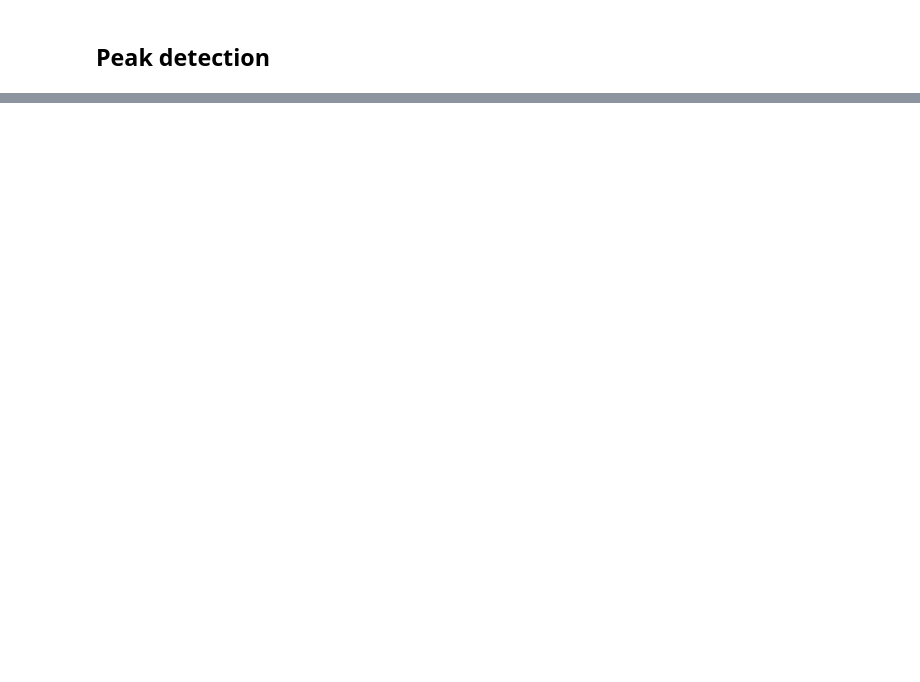
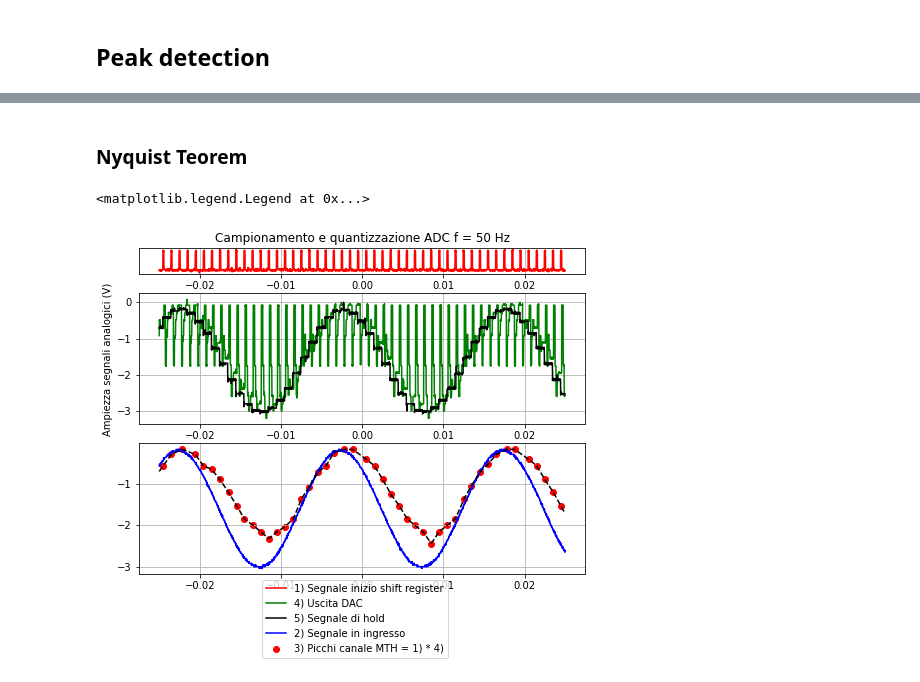
Before and after one commit to valeriopagliarino/Electronics-2021-UNITO-Public, a Jupyter notebook: analysis/3_Peak_dectection.ipynb, the cells around one changed output, grey strips where cells are left out. Cells and saved outputs as stored; diff of their text form; code cells hidden in the pictures; blank space fills up the shorter version.

Commit message:
nyquist teorem

```diff
--- a/analysis/3_Peak_dectection.ipynb
+++ b/analysis/3_Peak_dectection.ipynb
@@ -76,0 +118,52 @@ ax.plot(xint, interp, color = "black", linestyle = "--")
+# %% [markdown]
+### Nyquist Teorem
+# %%
+s = '16'
+filePrefix = f"{DATADIR}/2-11-21/ALL00"+s+"/F00"
+ch1_f = openTek(filePrefix + s+"CH1.CSV")['Data'].to_numpy().transpose()
+ch2_f = openTek(filePrefix + s+"CH2.CSV")['Data'].to_numpy().transpose()
+ch3_f = openTek(filePrefix + s+"CH3.CSV")['Data'].to_numpy().transpose()
+ch4_f = openTek(filePrefix + s+"CH4.CSV")['Data'].to_numpy().transpose()
+mth_f = openTek(filePrefix + s+"MTH.CSV")['Data'].to_numpy().transpose()
+
+ch1_t = ch1_f[0]
+ch1_s = ch1_f[1]
+ch2_t = ch2_f[0]
+ch2_s = ch2_f[1]
+ch3_t = ch3_f[0]
+ch3_s = ch3_f[1]
+ch4_t = ch4_f[0]
+ch4_s = ch4_f[1]
+mth_t = mth_f[0]
+mth_s = mth_f[1]/5
+
+p = list(scipy.signal.find_peaks(mth_s * -1., distance=40))[0]
+
+xint = np.linspace(mth_t.min(), mth_t.max(), 500)
+spl = make_interp_spline(mth_t[p], mth_s[p], k=1)  # type: BSpline
+interp = spl(xint)
+
+gs_kw = dict(height_ratios=[1,5,5])
+fig, ax = plt.subplots(nrows = 3, ncols = 1, figsize = (8, 6), gridspec_kw=gs_kw)
+
+ax[0].axes.yaxis.set_visible(False)
+ax[0].set(title = "Campionamento e quantizzazione ADC f = 50 Hz")
+ax[1].plot(ch1_t, ch1_s, color = "green", label = "4) Uscita DAC") #Campionamento all bits
+ax[1].plot(ch3_t, ch3_s, color = "black", label="5) Segnale di hold")
+ax[2].plot(ch4_t, ch4_s, color = "blue", label="2) Segnale in ingresso")
+ax[2].scatter(mth_t[p], mth_s[p], color = "red",label = "3) Picchi canale MTH = 1) * 4)")
+ax[2].plot(xint, interp, color = "black", linestyle = "--")
+
+ax[0].plot(ch2_t, ch2_s/5, color = "red", label = "1) Segnale inizio shift register")
+ax[0].grid()
+ax[1].grid()
+ax[2].grid()
+
+ax[-2].set(xlabel = "Base dei tempi (s)")
+ax[1].set(ylabel = "Ampiezza segnali analogici (V)")
+fig.legend(loc = "lower center", bbox_to_anchor = (0.5, -0.08))
+
+#plt.savefig(f"{OUTPUTDIR}/triangle_wave_aq.pdf")
+# %% [output]
+<matplotlib.legend.Legend at 0x...>
+[figure, added]
```
Also changed, not shown: parts of 8 cells of this notebook.
